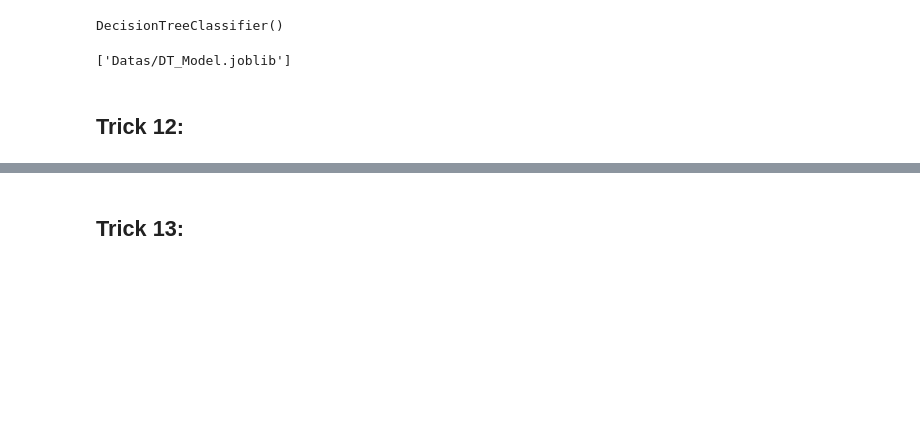
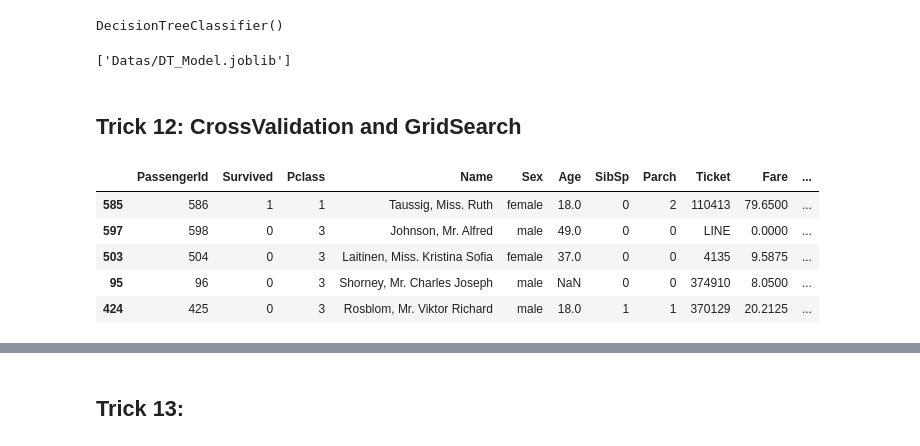
Before and after one commit to sher2008v/ml-practice-lab, a Jupyter notebook: 8- 20 Scikit-Learns' Tricks/Notebook.ipynb, the cells around one changed output, grey strips where cells are left out. Saved outputs shown, nothing was run; the diff lists cells and outputs as text; code cells hidden in the pictures; blank space fills up the shorter version.

Commit message:
update on sklearn Tricks

```diff
--- a/8- 20 Scikit-Learns' Tricks/Notebook.ipynb
+++ b/8- 20 Scikit-Learns' Tricks/Notebook.ipynb
@@ -499,4 +499,14 @@ model = joblib.load('Datas/DT_Model.joblib')
 # %%
 # We usualy save Pipelines
 # %% [markdown]
-## Trick 12:
+## Trick 12: CrossValidation and GridSearch
+# %%
+df = pd.read_csv('Datas/Titanic.csv')
+df.sample(5)
+# %% [output]
+|  | PassengerId | Survived | Pclass | Name | Sex | Age | SibSp | Parch | Ticket | Fare | ... |
+| 585 | 586 | 1 | 1 | Taussig, Miss. Ruth | female | 18.0 | 0 | 2 | 110413 | 79.6500 | ... |
+| 597 | 598 | 0 | 3 | Johnson, Mr. Alfred | male | 49.0 | 0 | 0 | LINE | 0.0000 | ... |
+| 503 | 504 | 0 | 3 | Laitinen, Miss. Kristina Sofia | female | 37.0 | 0 | 0 | 4135 | 9.5875 | ... |
+| 95 | 96 | 0 | 3 | Shorney, Mr. Charles Joseph | male | NaN | 0 | 0 | 374910 | 8.0500 | ... |
+| 424 | 425 | 0 | 3 | Rosblom, Mr. Viktor Richard | male | 18.0 | 1 | 1 | 370129 | 20.2125 | ... |
```
Also changed, not shown: parts of 25 cells of this notebook.
